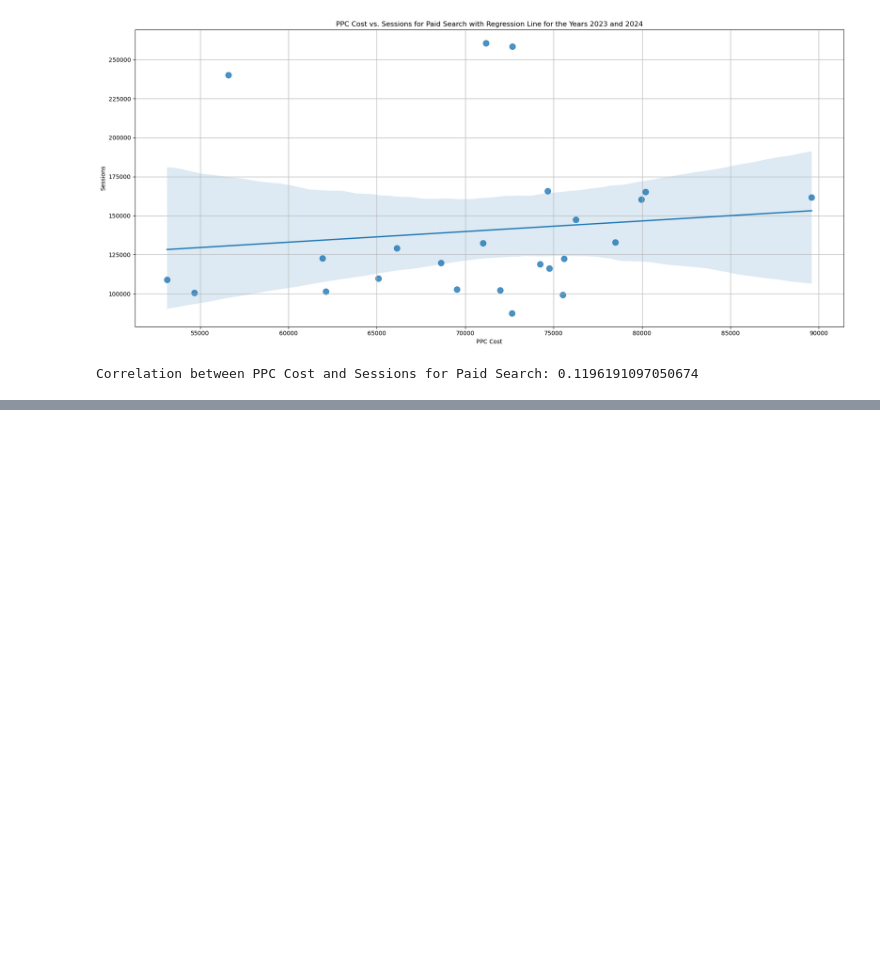
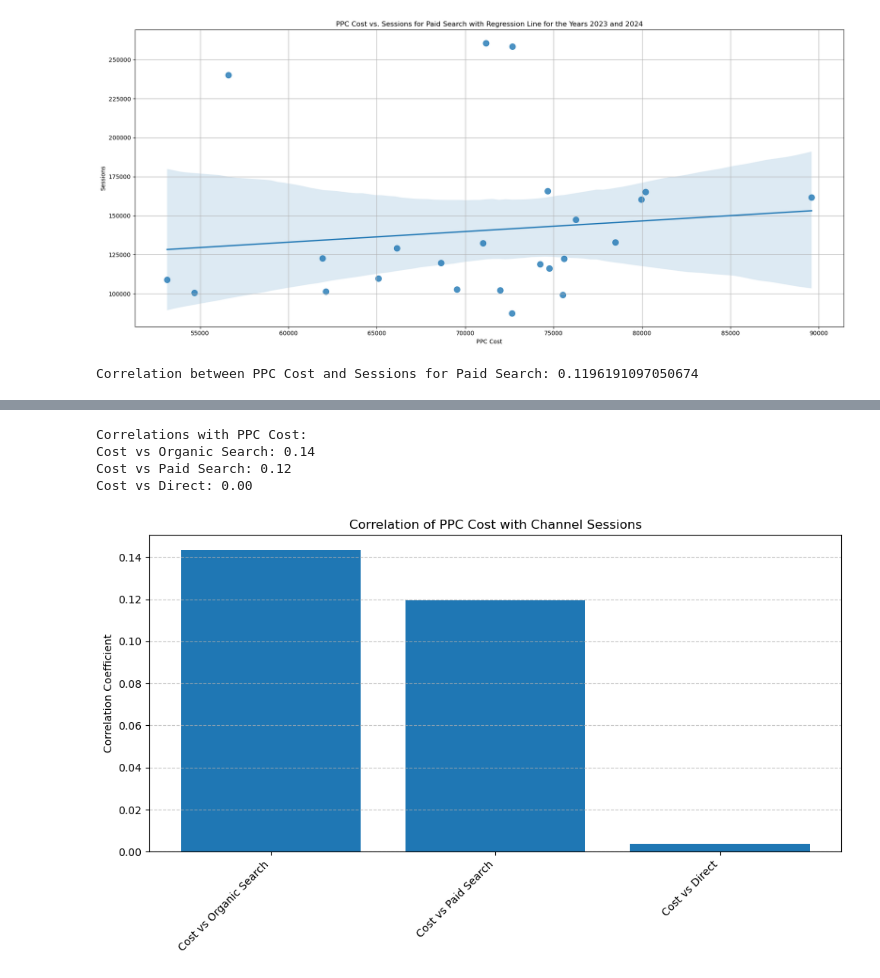
Before and after one commit to AdebolaShelby/ad-impact-analysis, a Jupyter notebook: ad-impact-correlation-analysis.ipynb, the cells around one changed output, grey strips where cells are left out. Saved outputs shown, nothing was run; the diff lists cells and outputs as text; code cells hidden in the pictures; blank space fills up the shorter version.

```diff
--- a/ad-impact-correlation-analysis.ipynb
+++ b/ad-impact-correlation-analysis.ipynb
@@ -973,0 +1069,36 @@ Pivoted DataFrame:
+# %%
+# Create a DataFrame with just the data we need
+analysis_df = pd.DataFrame({
+    'Cost': merged_2023_2024_df[merged_2023_2024_df['Channel'] == 'Paid Search']['Cost'].values,
+    'Organic_Sessions': merged_2023_2024_df[merged_2023_2024_df['Channel'] == 'Organic Search']['Sessions'].values,
+    'Paid_Sessions': merged_2023_2024_df[merged_2023_2024_df['Channel'] == 'Paid Search']['Sessions'].values,
+    'Direct_Sessions': merged_2023_2024_df[merged_2023_2024_df['Channel'] == 'Direct']['Sessions'].values
+})
+
+# Calculate correlations with Cost
+correlations = {
+    'Cost vs Organic Search': analysis_df['Cost'].corr(analysis_df['Organic_Sessions']),
+    'Cost vs Paid Search': analysis_df['Cost'].corr(analysis_df['Paid_Sessions']),
+    'Cost vs Direct': analysis_df['Cost'].corr(analysis_df['Direct_Sessions'])
+}
+
+# Print the correlations
+print("\nCorrelations with PPC Cost:")
+for relationship, correlation in correlations.items():
+    print(f"{relationship}: {correlation:.2f}")
+
+# Create a simple bar plot to visualize these correlations
+plt.figure(figsize=(10, 6))
+plt.bar(correlations.keys(), correlations.values())
+plt.title('Correlation of PPC Cost with Channel Sessions')
+plt.xticks(rotation=45, ha='right')
+plt.ylabel('Correlation Coefficient')
+plt.grid(axis='y', linestyle='--', alpha=0.7)
+plt.tight_layout()
+plt.show()
+# %% [output]
+Correlations with PPC Cost:
+Cost vs Organic Search: 0.14
+Cost vs Paid Search: 0.12
+Cost vs Direct: 0.00
+[figure, added]
```
Also changed, not shown: parts of 4 cells of this notebook, 1 other file.
